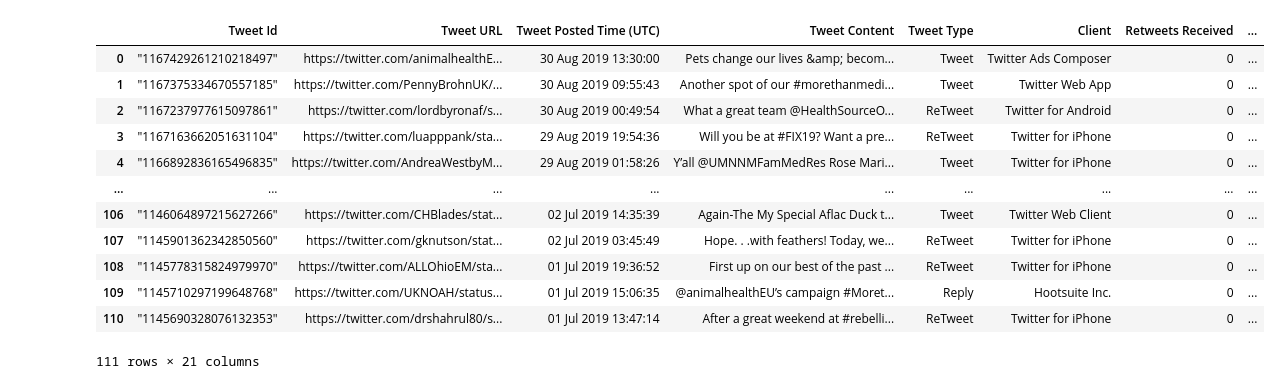
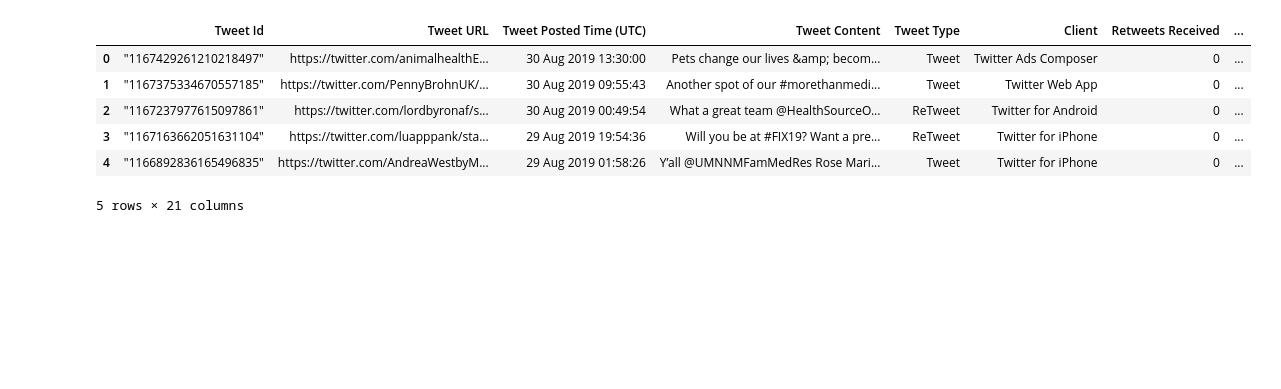
Before and after one commit to aronakhmad/Twitter-Data-Cleaning, a Jupyter notebook: Twitter Data Cleaning.ipynb, the cells around one changed output. Drawn from its saved outputs; the diff is of its cells as text; code cells hidden in the pictures; blank space fills up the shorter version.

```diff
--- a/Twitter Data Cleaning.ipynb
+++ b/Twitter Data Cleaning.ipynb
@@ -15,2 +29,4 @@ Open the data file that needs to be cleaned.
 # %%
+pd.set_option('display.max_colwidth', None)
 data = pd.read_csv('sample.csv')
+data.head()
@@ -57,7 +60,7 @@ new_data
 new_data.to_csv(r'new_sample.csv', index = False)
 # %%
 new_sample = pd.read_csv('new_sample.csv')
-new_sample
+new_sample.head()
 # %% [output]
 |  | Tweet Id | Tweet URL | Tweet Posted Time (UTC) | Tweet Content | Tweet Type | Client | Retweets Received | ... |
 | 0 | "1167429261210218497" | https://twitter.com/animalhealthE... | 30 Aug 2019 13:30:00 | Pets change our lives &amp; becom... | Tweet | Twitter Ads Composer | 0 | ... |
@@ -68,9 +71,3 @@ new_sample
-| ... | ... | ... | ... | ... | ... | ... | ... | ... |
-| 106 | "1146064897215627266" | https://twitter.com/CHBlades/stat... | 02 Jul 2019 14:35:39 | Again-The My Special Aflac Duck t... | Tweet | Twitter Web Client | 0 | ... |
-| 107 | "1145901362342850560" | https://twitter.com/gknutson/stat... | 02 Jul 2019 03:45:49 | Hope. . .with feathers! Today, we... | ReTweet | Twitter for iPhone | 0 | ... |
-| 108 | "1145778315824979970" | https://twitter.com/ALLOhioEM/sta... | 01 Jul 2019 19:36:52 | First up on our best of the past ... | ReTweet | Twitter for iPhone | 0 | ... |
-| 109 | "1145710297199648768" | https://twitter.com/UKNOAH/status... | 01 Jul 2019 15:06:35 | @animalhealthEU’s campaign #Moret... | Reply | Hootsuite Inc. | 0 | ... |
-| 110 | "1145690328076132353" | https://twitter.com/drshahrul80/s... | 01 Jul 2019 13:47:14 | After a great weekend at #rebelli... | ReTweet | Twitter for iPhone | 0 | ... |
-111 rows × 21 columns
+5 rows × 21 columns
 # %%
 tweets = new_sample['Tweet Content'] #extract the tweets and store the values into a variable
```
Also changed, not shown: parts of 27 cells of this notebook, 1 other file.
